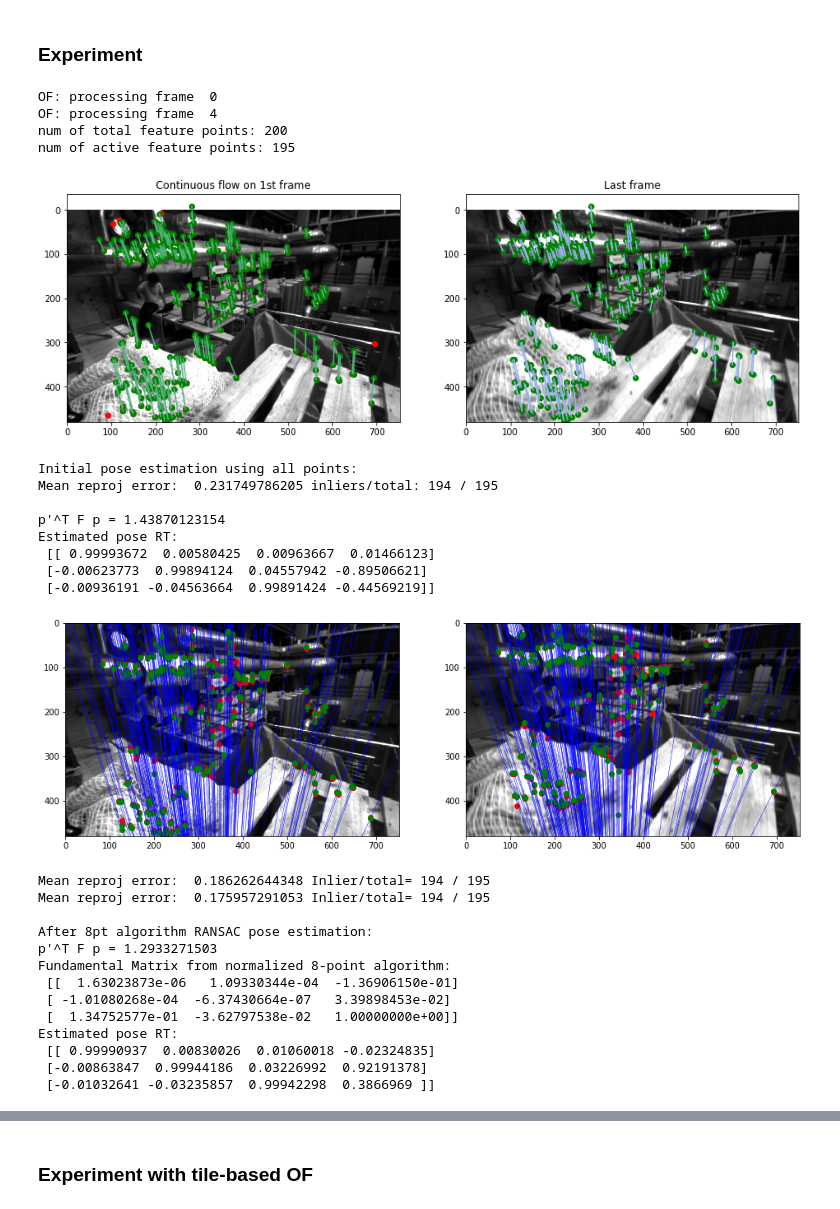
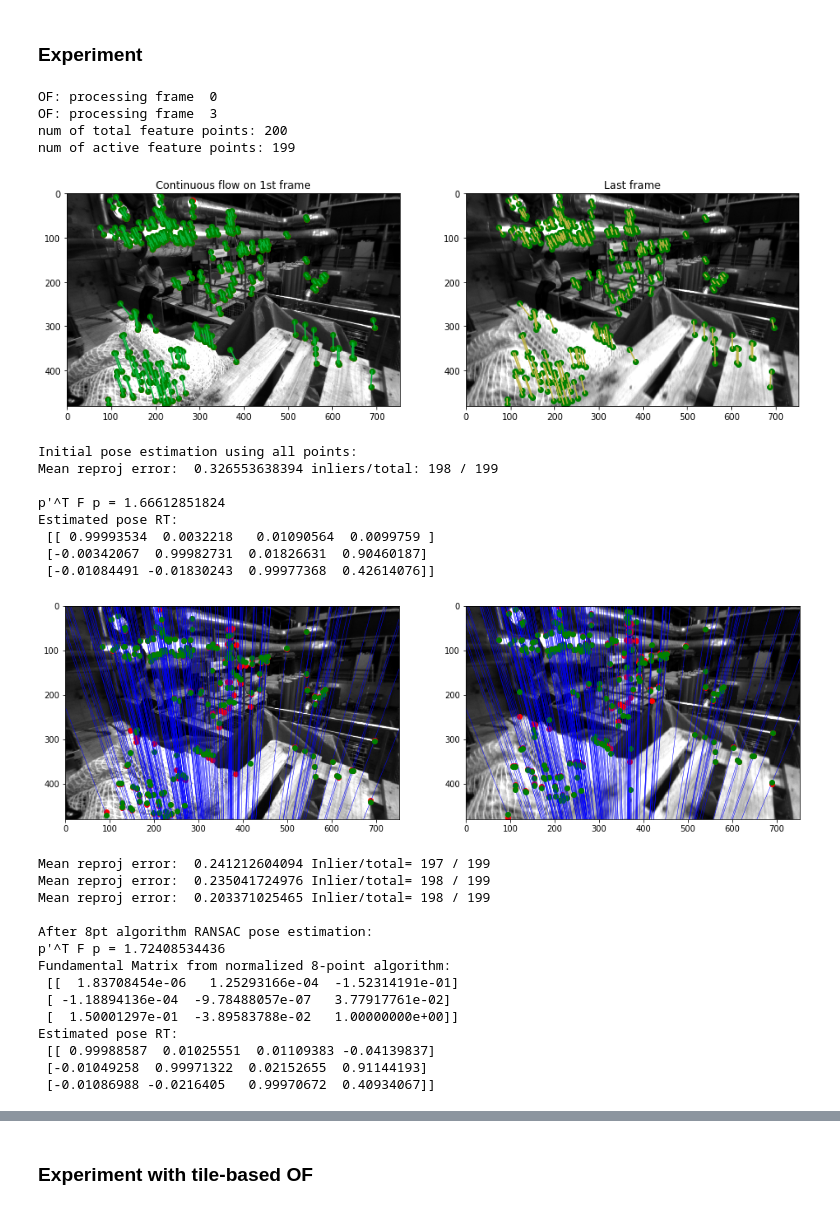
Before and after one commit to jinchenglee/EuRoC_MAV_dataset_tools, a Jupyter notebook: KLT_Monocular_VO.ipynb, the cells around one changed output, grey strips where cells are left out. Drawn from its saved outputs; the diff is of its cells as text; code cells hidden in the pictures.

```diff
--- a/KLT_Monocular_VO.ipynb
+++ b/KLT_Monocular_VO.ipynb
@@ -30,8 +30,8 @@ from mpl_toolkits.mplot3d import Axes3D
 # Dataset location
 #-------------
 # Change this to the directory where you store EuRoC MAV data
-basedir = '/work/asl_dataset/ijrr_euroc_mav_dataset/machine_hall/MH_01_easy/'
-#basedir = '/Users/jcli/study/asl_dataset/ijrr_euroc_mav_dataset/machine_hall/MH_01_easy/'
+#basedir = '/work/asl_dataset/ijrr_euroc_mav_dataset/machine_hall/MH_01_easy/'
+basedir = '/Users/jcli/study/asl_dataset/ijrr_euroc_mav_dataset/machine_hall/MH_01_easy/'
 # %% [markdown]
 ## Camera distortion correction
 
@@ -619,7 +619,7 @@ lk_params = dict( winSize  = (20,20),
 cam0_img_list = np.sort(glob.glob(basedir+'mav0/cam0/data/*.png'))
 
 START_FRAME = 0
-STEP = 4
+STEP = 3
 
 # No of frames to process - !!!process only two frames!!!, last digit is the gap
 frame_range = range(START_FRAME, START_FRAME+STEP+1, STEP)
@@ -791,55 +791,56 @@ for i in range(RANSAC_TIMES):
     RT = estimate_RT_from_E(E, img_pts, K)
 
     # Reproj erorr
     err, inliers_cnt = eval_RT_thresh(RT, img_pts_all, K)
 
     #print("Mean reproj error: ", err, "Inlier=", inliers_cnt)
     if err < min_err and (inliers_cnt/img_pts_all.shape[0])>INLIER_RATIO_THRESH:
         print("Mean reproj error: ", err, "Inlier/total=", inliers_cnt, "/", img_pts_all.shape[0])
 
         min_err = err.copy()
         min_F = F
         min_RT = RT
 
 
 print("\nAfter 8pt algorithm RANSAC pose estimation:")
 
 pFp = [pts_p[i].dot(min_F.dot(pts_c[i]))
             for i in range(pts_c.shape[0])]
 print("p'^T F p =", np.abs(pFp).max())
 print("Fundamental Matrix from normalized 8-point algorithm:\n", min_F)
 print("Estimated pose RT:\n", min_RT)
 #dist1 = compute_distance_to_epipolar_lines(pts_c, pts_p, min_F)
 #dist2 = compute_distance_to_epipolar_lines(pts_p, pts_c, min_F.T)
 #print("Distance to lines in image 1 for normalized:", dist1)
 #print("Distance to lines in image 2 for normalized:", dist2)
 # Plotting the epipolar lines
 plot_epipolar_lines_on_images(pts_c, pts_p, frame_c, frame_p, min_F)
 # %% [output]
 OF: processing frame  0
-OF: processing frame  4
+OF: processing frame  3
 num of total feature points: 200
-num of active feature points: 195
+num of active feature points: 199
-[figure, old version]
+[figure, new version]
 Initial pose estimation using all points:
-Mean reproj error:  0.231749786205 inliers/total: 194 / 195
+Mean reproj error:  0.326553638394 inliers/total: 198 / 199
 
-p'^T F p = 1.43870123154
+p'^T F p = 1.66612851824
 Estimated pose RT:
- [[ 0.99993672  0.00580425  0.00963667  0.01466123]
- [-0.00623773  0.99894124  0.04557942 -0.89506621]
- [-0.00936191 -0.04563664  0.99891424 -0.44569219]]
+ [[ 0.99993534  0.0032218   0.01090564  0.0099759 ]
+ [-0.00342067  0.99982731  0.01826631  0.90460187]
+ [-0.01084491 -0.01830243  0.99977368  0.42614076]]
-[figure, old version]
+[figure, new version]
-Mean reproj error:  0.186262644348 Inlier/total= 194 / 195
-Mean reproj error:  0.175957291053 Inlier/total= 194 / 195
+Mean reproj error:  0.241212604094 Inlier/total= 197 / 199
+Mean reproj error:  0.235041724976 Inlier/total= 198 / 199
+Mean reproj error:  0.203371025465 Inlier/total= 198 / 199
 
 After 8pt algorithm RANSAC pose estimation:
-p'^T F p = 1.2933271503
+p'^T F p = 1.72408534436
 Fundamental Matrix from normalized 8-point algorithm:
- [[  1.63023873e-06   1.09330344e-04  -1.36906150e-01]
- [ -1.01080268e-04  -6.37430664e-07   3.39898453e-02]
- [  1.34752577e-01  -3.62797538e-02   1.00000000e+00]]
+ [[  1.83708454e-06   1.25293166e-04  -1.52314191e-01]
+ [ -1.18894136e-04  -9.78488057e-07   3.77917761e-02]
+ [  1.50001297e-01  -3.89583788e-02   1.00000000e+00]]
 Estimated pose RT:
- [[ 0.99990937  0.00830026  0.01060018 -0.02324835]
- [-0.00863847  0.99944186  0.03226992  0.92191378]
- [-0.01032641 -0.03235857  0.99942298  0.3866969 ]]
+ [[ 0.99988587  0.01025551  0.01109383 -0.04139837]
+ [-0.01049258  0.99971322  0.02152655  0.91144193]
+ [-0.01086988 -0.0216405   0.99970672  0.40934067]]
```
Also changed, not shown: parts of 2 cells of this notebook, 2 other files.
